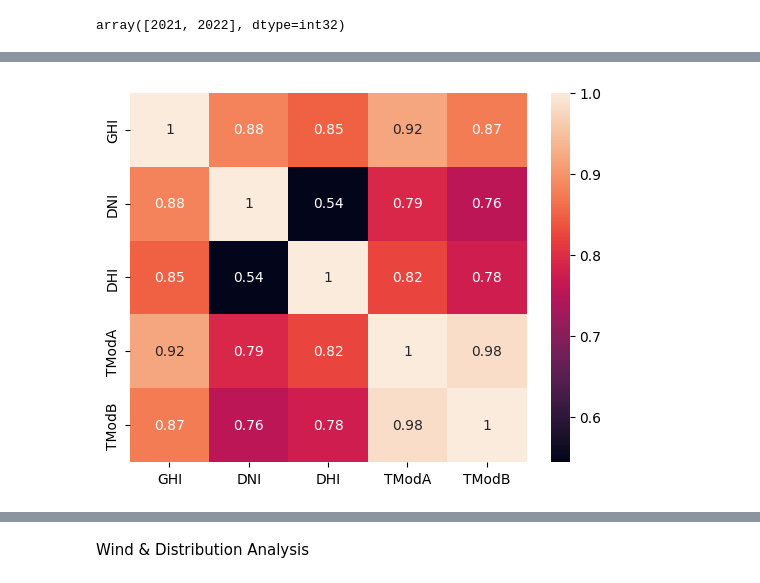
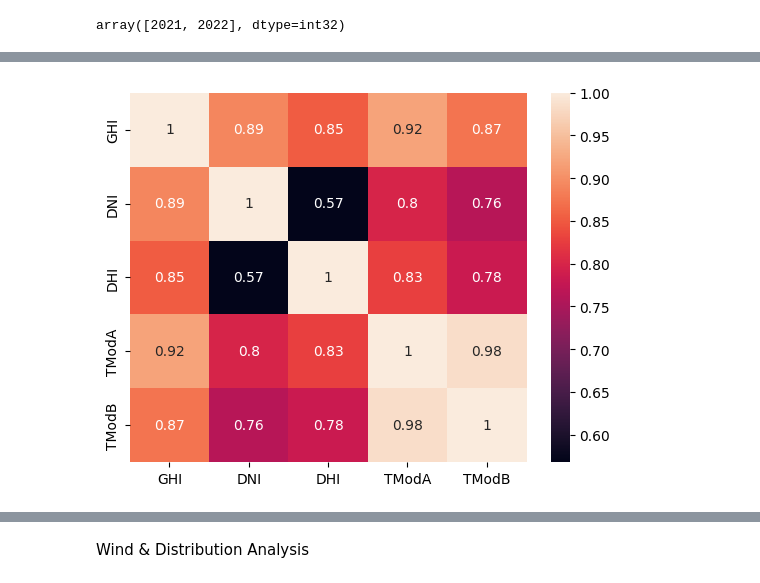
Before and after one commit to Jonepeter/solar-challenge-week1, a Jupyter notebook: notebooks/benin_eda.ipynb, the cells around one changed output, grey strips where cells are left out. Saved outputs shown, nothing was run; the diff lists cells and outputs as text; code cells hidden in the pictures.

```diff
--- a/notebooks/benin_eda.ipynb
+++ b/notebooks/benin_eda.ipynb
@@ -278,11 +261,11 @@ dict_out
 # %% [markdown]
 Time series analysis
 # %%
-benin_data_copy = benin_data.copy()
+benin_cleaned = pd.read_csv('../data/benin_clean.csv', parse_dates=['Timestamp'])
 # %%
-benin_data_copy["Year"] = benin_data_copy['Timestamp'].dt.year
-benin_data_copy["month"] = benin_data_copy['Timestamp'].dt.month
-benin_data_copy["day"] = benin_data_copy['Timestamp'].dt.day
-benin_data_copy["Hour"] = benin_data_copy['Timestamp'].dt.hour
-benin_data_copy["minute"] = benin_data_copy['Timestamp'].dt.minute
+benin_cleaned["Year"] = benin_cleaned['Timestamp'].dt.year
+benin_cleaned["month"] = benin_cleaned['Timestamp'].dt.month
+benin_cleaned["day"] = benin_cleaned['Timestamp'].dt.day
+benin_cleaned["Hour"] = benin_cleaned['Timestamp'].dt.hour
+benin_cleaned["minute"] = benin_cleaned['Timestamp'].dt.minute
 # %%
@@ -317,10 +318,10 @@ plt.show()
 # %%
-# Correlation plot
-
-corr = benin_data[["GHI", "DNI", "DHI", "TModA", "TModB"]].corr()
+# Correlation & Relationship Analysis
+# Heatmap of correlations (GHI, DNI, DHI, TModA, TModB).
+corr = benin_cleaned[["GHI", "DNI", "DHI", "TModA", "TModB"]].corr()
 sns.heatmap(corr, annot=True)
 plt.show()
 # %% [output]
-[figure, old version]
+[figure, new version]
 # %%
 # Scatter plots: WS, WSgust, WD vs. GHI; RH vs. Tamb or RH vs. GHI
```
Also changed, not shown: parts of 26 cells of this notebook.
